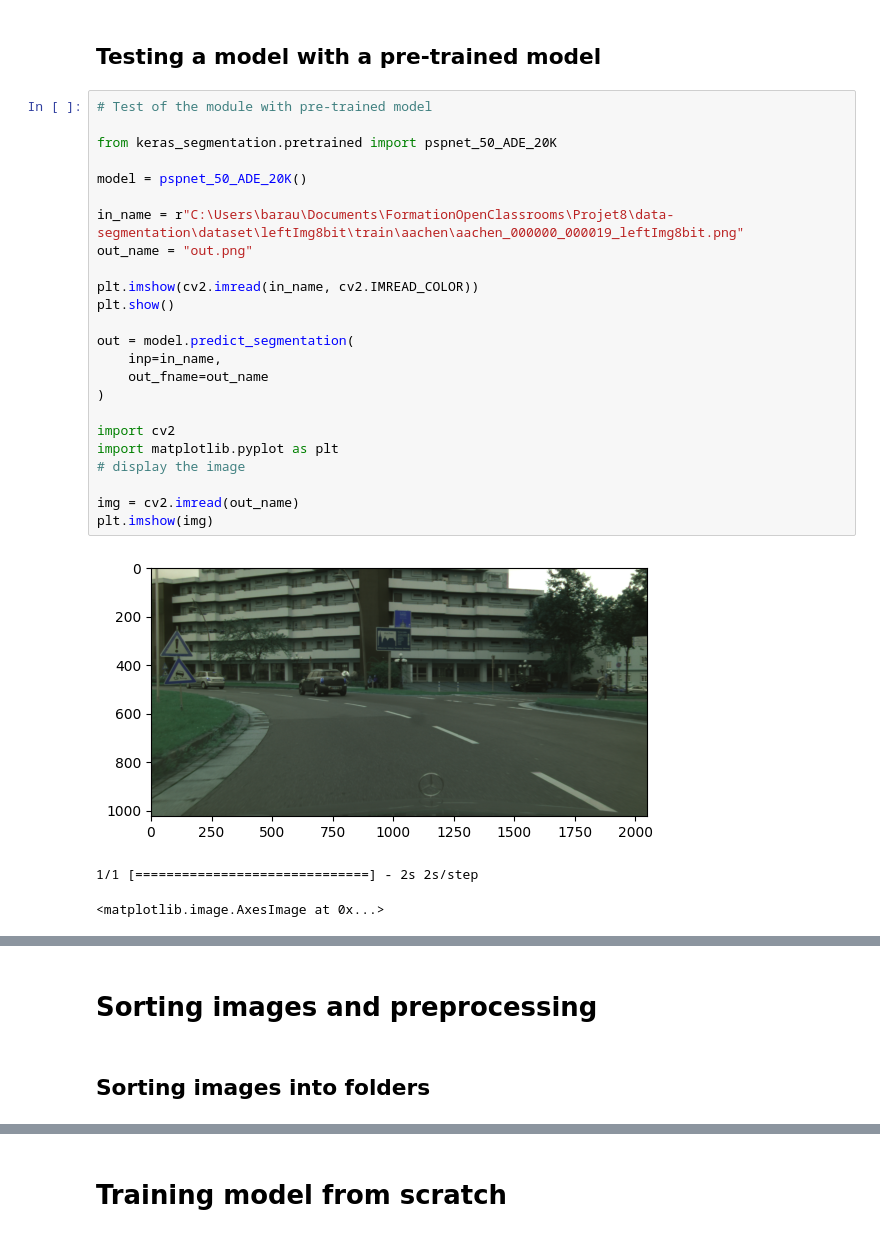
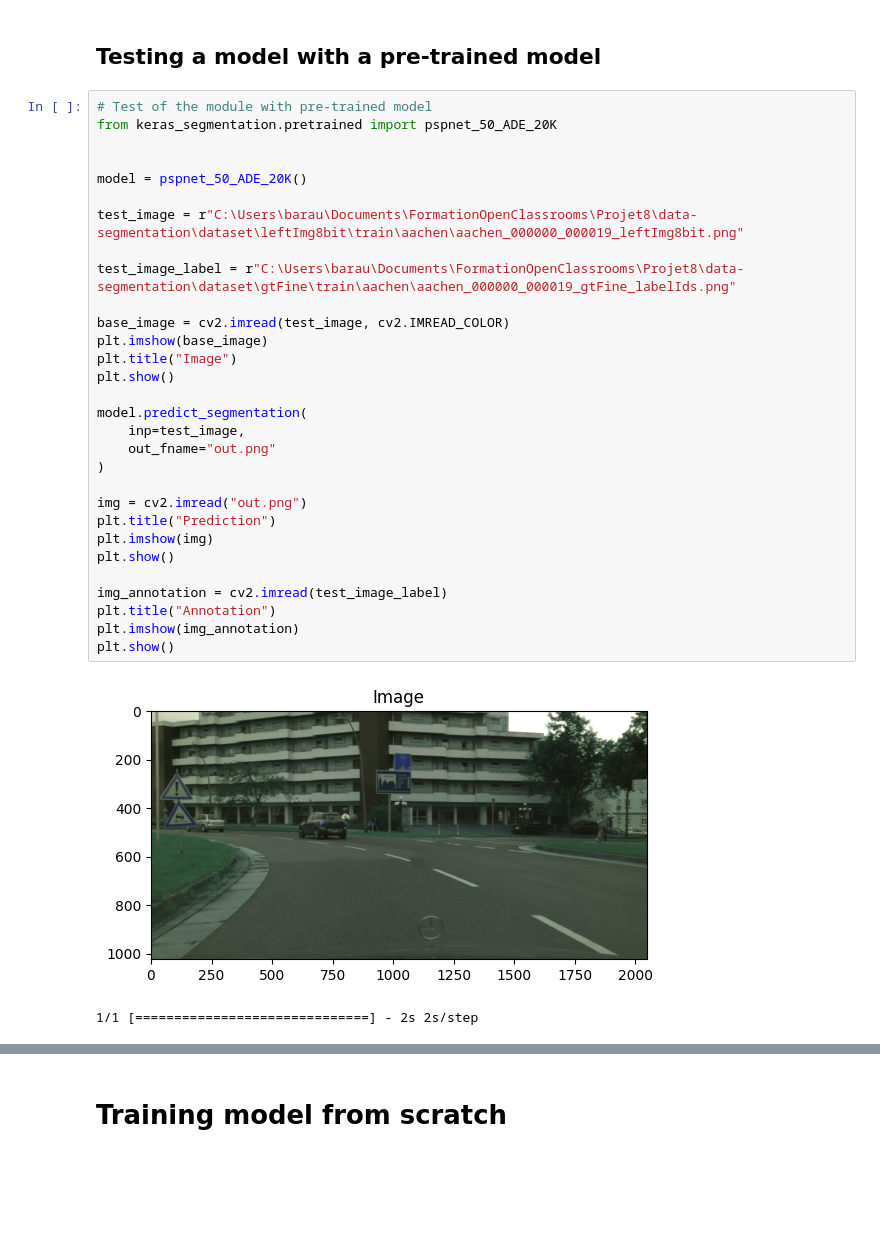
Before and after one commit to Hkllopp/data-segmentation, a Jupyter notebook: notebook.ipynb, the cells around one changed output, grey strips where cells are left out. Drawn from its saved outputs; the diff is of its cells as text; blank space fills up the shorter version.

```diff
--- a/notebook.ipynb
+++ b/notebook.ipynb
@@ -59,29 +224,34 @@ with zipfile.ZipFile(file_path_2, 'r') as zip_ref:
 ## Testing a model with a pre-trained model
 # %%
 # Test of the module with pre-trained model
+from keras_segmentation.pretrained import pspnet_50_ADE_20K
 
-from keras_segmentation.pretrained import pspnet_50_ADE_20K
 
 model = pspnet_50_ADE_20K()
 
-in_name = r"C:\Users\barau\Documents\FormationOpenClassrooms\Projet8\data-segmentation\dataset\leftImg8bit\train\aachen\aachen_000000_000019_leftImg8bit.png"
-out_name = "out.png"
+test_image = r"C:\Users\barau\Documents\FormationOpenClassrooms\Projet8\data-segmentation\dataset\leftImg8bit\train\aachen\aachen_000000_000019_leftImg8bit.png"
 
-plt.imshow(cv2.imread(in_name, cv2.IMREAD_COLOR))
+test_image_label = r"C:\Users\barau\Documents\FormationOpenClassrooms\Projet8\data-segmentation\dataset\gtFine\train\aachen\aachen_000000_000019_gtFine_labelIds.png"
+
+base_image = cv2.imread(test_image, cv2.IMREAD_COLOR)
+plt.imshow(base_image)
+plt.title("Image")
 plt.show()
 
-out = model.predict_segmentation(
-    inp=in_name,
-    out_fname=out_name
+model.predict_segmentation(
+    inp=test_image,
+    out_fname="out.png"
 )
 
-import cv2
-import matplotlib.pyplot as plt
-# display the image
+img = cv2.imread("out.png")
+plt.title("Prediction")
+plt.imshow(img)
+plt.show()
 
-img = cv2.imread(out_name)
-plt.imshow(img)
+img_annotation = cv2.imread(test_image_label)
+plt.title("Annotation")
+plt.imshow(img_annotation)
+plt.show()
 # %% [output]
-[figure, old version]
+[figure, new version]
 1/1 [==============================] - 2s 2s/step
-<matplotlib.image.AxesImage at 0x...>
@@ -89,4 +259,0 @@ plt.imshow(img)
-# %% [markdown]
-# Sorting images and preprocessing
-# %% [markdown]
-## Sorting images into folders
```
Also changed, not shown: parts of 39 cells of this notebook.
